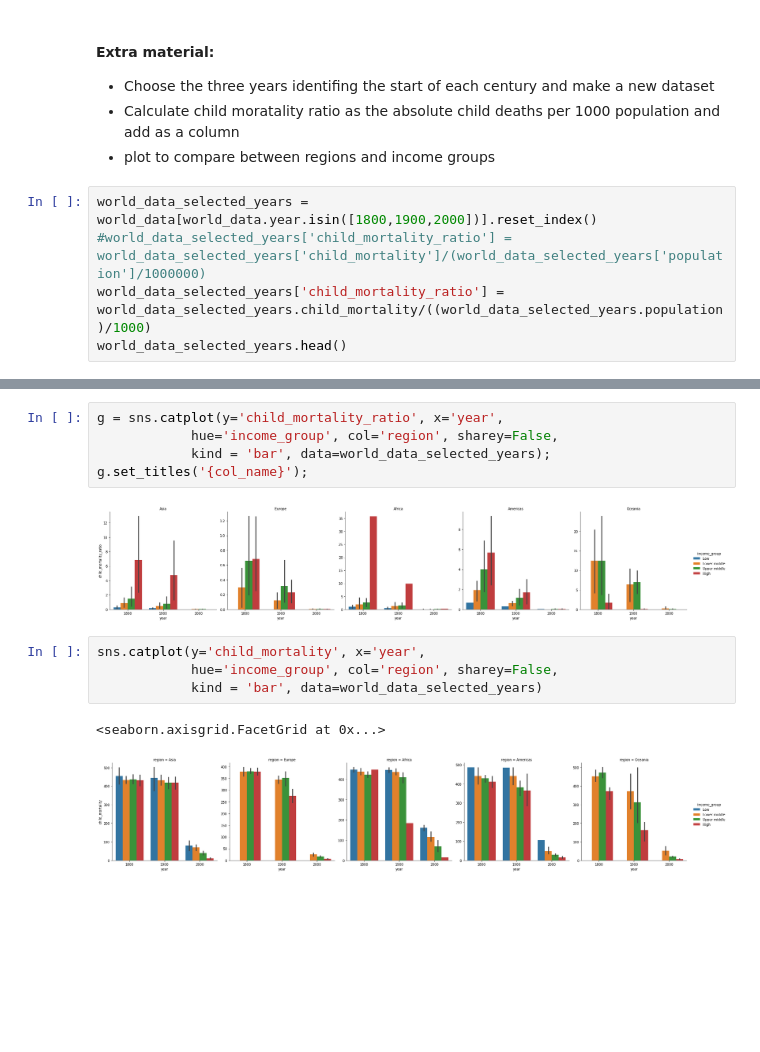
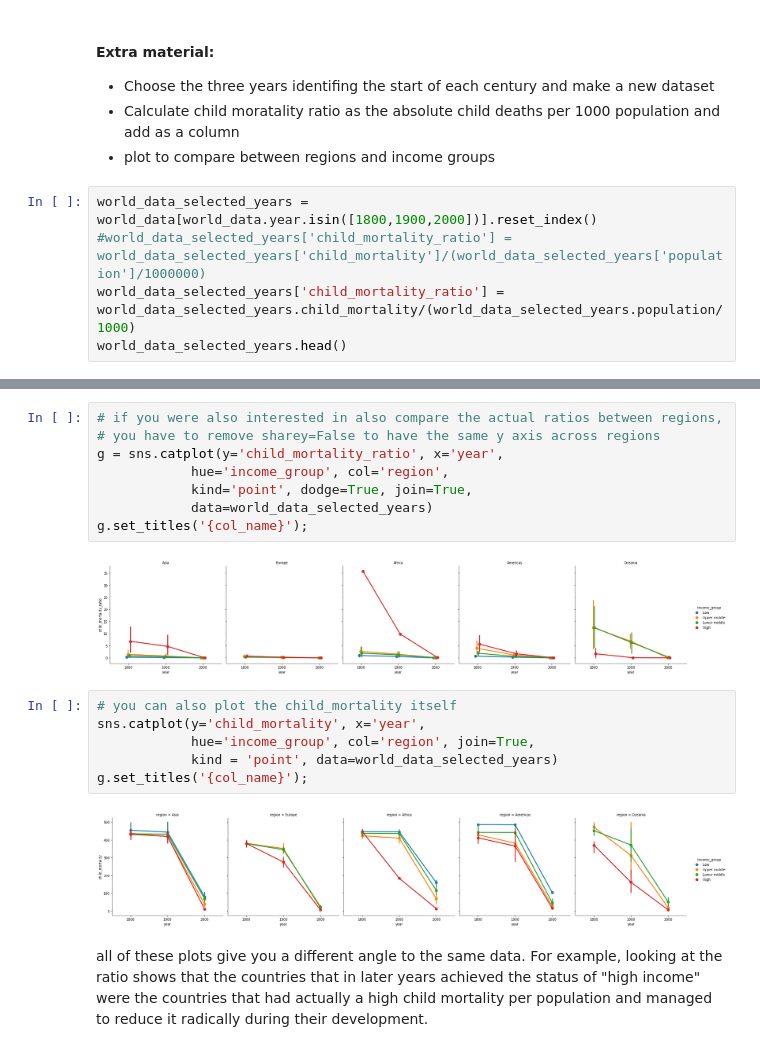
Before and after one commit to BME1478H/BME1478material, a Jupyter notebook: Lectures/week09/challenge_solutions.ipynb, the cells around one changed output, grey strips where cells are left out. Drawn from its saved outputs; the diff is of its cells as text; blank space fills up the shorter version.

```diff
--- a/Lectures/week09/challenge_solutions.ipynb
+++ b/Lectures/week09/challenge_solutions.ipynb
@@ -109,7 +109,7 @@ sns.despine()
 # %%
 world_data_selected_years = world_data[world_data.year.isin([1800,1900,2000])].reset_index()
 #world_data_selected_years['child_mortality_ratio'] = world_data_selected_years['child_mortality']/(world_data_selected_years['population']/1000000)
-world_data_selected_years['child_mortality_ratio'] = world_data_selected_years.child_mortality/((world_data_selected_years.population)/1000)
+world_data_selected_years['child_mortality_ratio'] = world_data_selected_years.child_mortality/(world_data_selected_years.population/1000)
 world_data_selected_years.head()
 # %% [output]
 |  | index | country | year | population | region | sub_region | income_group | life_expectancy | income | ... |
@@ -121,14 +130,20 @@ world_data_selected_years.head()
+# %%
+# if you were also interested in also compare the actual ratios between regions,
+# you have to remove sharey=False to have the same y axis across regions
+g = sns.catplot(y='child_mortality_ratio', x='year',
+            hue='income_group', col='region',
+            kind='point', dodge=True, join=True,
+            data=world_data_selected_years)
+g.set_titles('{col_name}');
+# %% [output]
+[figure, added]
 # %%
-g = sns.catplot(y='child_mortality_ratio', x='year',
-            hue='income_group', col='region', sharey=False,
-            kind = 'bar', data=world_data_selected_years);
+# you can also plot the child_mortality itself
+sns.catplot(y='child_mortality', x='year',
+            hue='income_group', col='region', join=True,
+            kind = 'point', data=world_data_selected_years)
 g.set_titles('{col_name}');
 # %% [output]
-[figure, old version]
+[figure, new version]
-# %%
-sns.catplot(y='child_mortality', x='year',
-            hue='income_group', col='region', sharey=False,
-            kind = 'bar', data=world_data_selected_years)
-# %% [output]
-<seaborn.axisgrid.FacetGrid at 0x...>
-[figure, removed]
+# %% [markdown]
+all of these plots give you a different angle to the same data. For example, looking at the ratio shows that the countries that in later years achieved the status of "high income" were the countries that had actually a high child mortality per population and managed to reduce it radically during their development.
```
Also changed, not shown: parts of 1 cell of this notebook.
